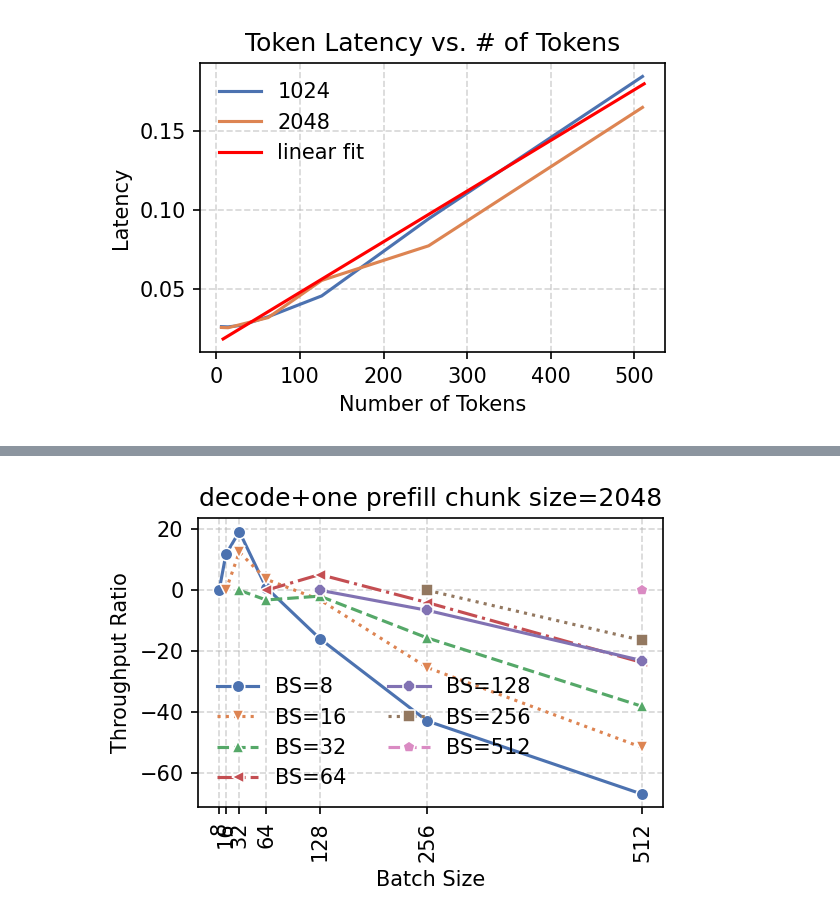
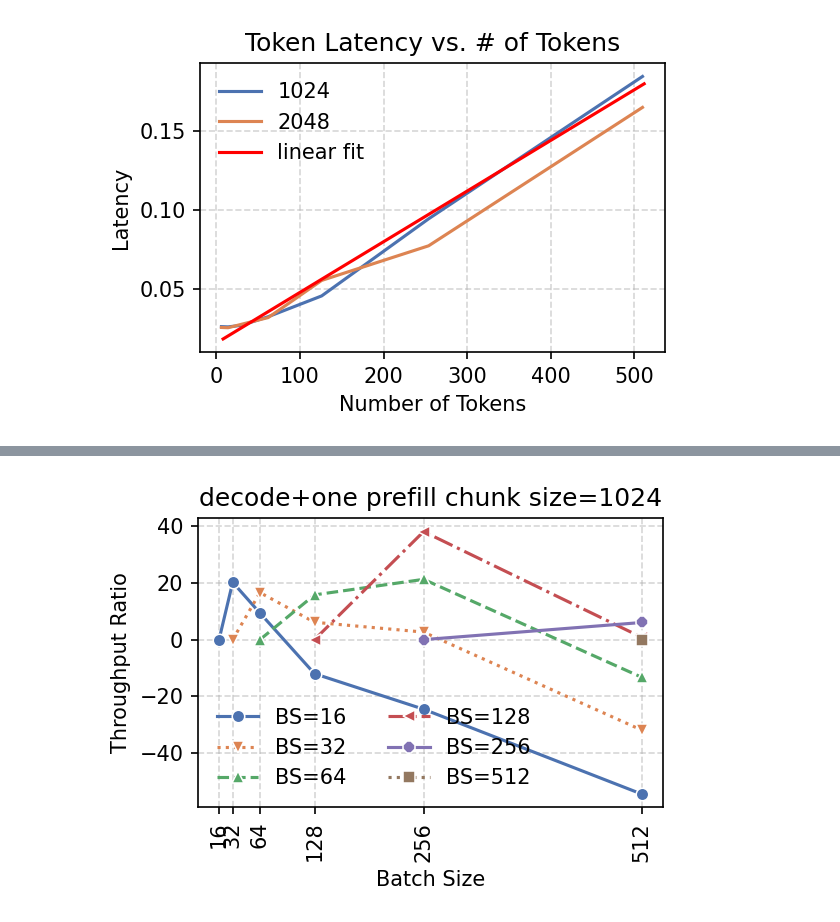
Before and after one commit to chengzhi-lu/vllm, a Jupyter notebook: examples/analysis/data/token_latency_analysis.ipynb, the cells around one changed output, grey strips where cells are left out. Cells and saved outputs as stored; diff of their text form; code cells hidden in the pictures.

```diff
--- a/examples/analysis/data/token_latency_analysis.ipynb
+++ b/examples/analysis/data/token_latency_analysis.ipynb
@@ -8,6 +8,16 @@ token_latency = pd.read_csv(
     "iter_level/iter_result_token_latency_swap_multi_tokens_limit_less_prefill_seq_policy.csv"
 )
 base_batch_sizes = token_latency["batch_size"].unique()
+token_latency = token_latency.drop(
+    columns=[
+        "prefill_token_num_each_request",
+        "cvs",
+        "enable_chunk_prefill",
+        "prefill_mode",
+        "policy",
+        "strategy",
+    ]
+)
 # %%
 token_latency[
         (token_latency["current_stage"] == "prefill")
@@ -139,10 +166,6 @@ full_chunk_latency = (
     token_latency[
         (token_latency["current_stage"] == "hybrid")
         & (token_latency["recomputed_token_nums"] == 0)
-        & (
-            token_latency["request_num_each_round"]
-            == token_latency["batch_size"]
-        )
         & (token_latency["num_tokens"] == token_latency["max_token_num"])
     ][["batch_size", "latency", "num_tokens", "max_token_num"]]
     .groupby(["batch_size", "num_tokens", "max_token_num"])
@@ -159,7 +182,7 @@ pure_decode_latency = (
         & (token_latency["recomputed_token_nums"] == 0)
         & (
             token_latency["request_num_each_round"]
-            == token_latency["batch_size"] - 1
+            == token_latency["batch_size"] - 2
         )
     ][["batch_size", "latency", "num_tokens", "max_token_num"]]
     .groupby(["batch_size", "num_tokens", "max_token_num"])
@@ -402,29 +402,32 @@ No artists with labels found to put in legend.  Note that artists whose label st
 # %%
 plt.figure(figsize=(4, 2.5), dpi=150)
 colors = sns.color_palette("deep")
-base_batch_sizes = [8, 16, 32, 64, 128, 256, 512]
+base_batch_sizes = [16, 32, 64, 128, 256, 512]
 line_styles = ["-", ":", "--", "-."]
 markers = ["o", "v", "^", "<", "8", "s", "p", "*", "h", "H", "D", "d", "P", "X"]
 for token_nums in base_batch_sizes:
     sns.lineplot(
-        chunk_latency_differ[chunk_latency_differ["batch_size"] >= token_nums],
+        chunk_latency_differ[
+            (chunk_latency_differ["batch_size"] >= token_nums)
+            & (chunk_latency_differ["max_token_num"] == 1024)
+        ],
         x="batch_size",
         y=f"predicted_throughput_{token_nums}_ratio",
         label=f"BS={token_nums}",
         legend=False,
         color=colors[base_batch_sizes.index(token_nums)],
         linestyle=line_styles[base_batch_sizes.index(token_nums) % 4],
         marker=markers[base_batch_sizes.index(token_nums)],
     )
 plt.legend(frameon=False, ncol=2)
 plt.xlabel("Batch Size")
 plt.ylabel("Throughput Ratio")
 # plt.ylim(-20,80)
 # plt.yscale("symlog")
 # plt.yticks(np.arange(-20, 40, step=10))
 plt.xticks(base_batch_sizes, rotation=90)
-plt.title("decode+one prefill chunk size=2048")
+plt.title("decode+one prefill chunk size=1024")
 plt.grid(alpha=0.5, linestyle="--")
 plt.show()
 # %% [output]
-[figure, old version]
+[figure, new version]
```
Also changed, not shown: parts of 9 cells of this notebook.
